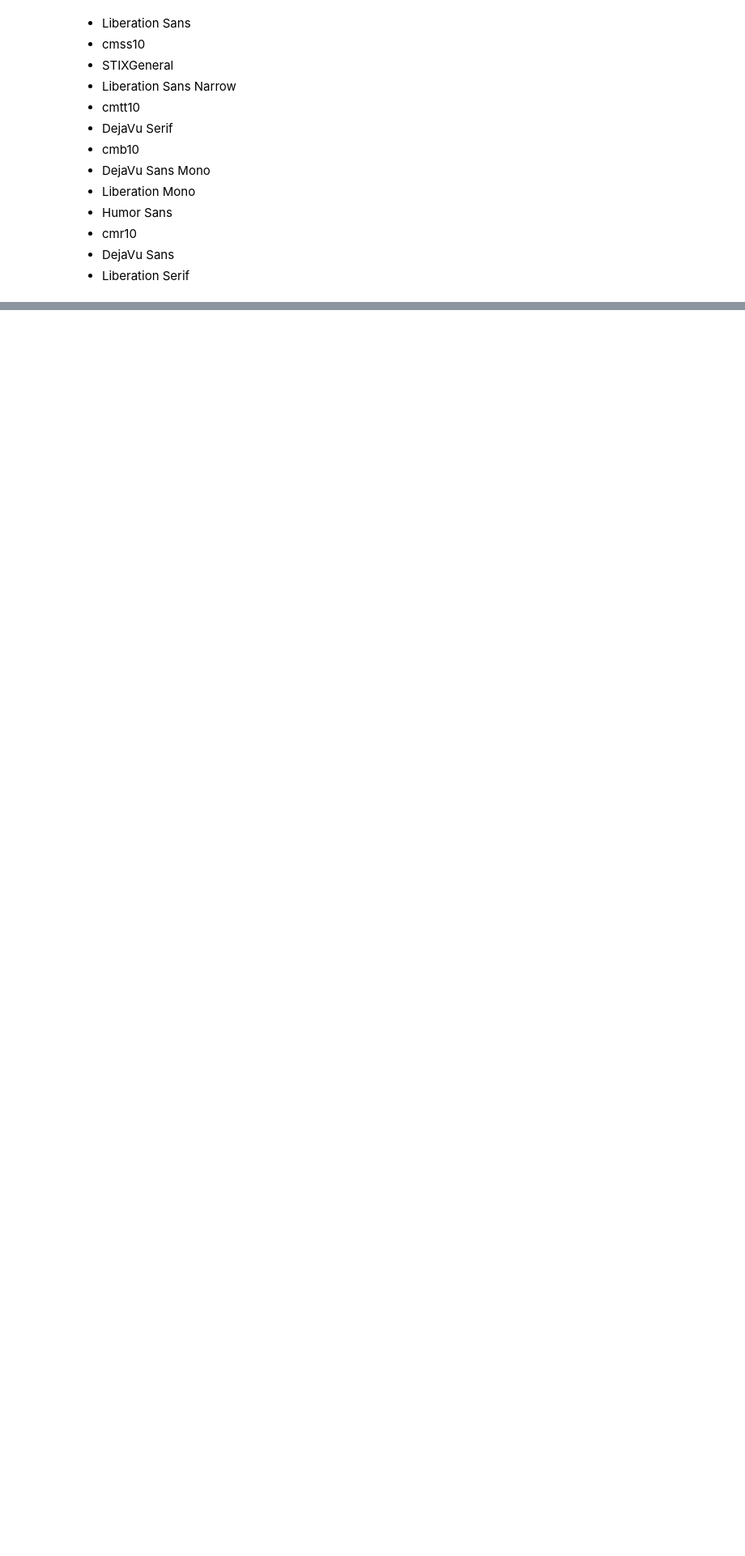
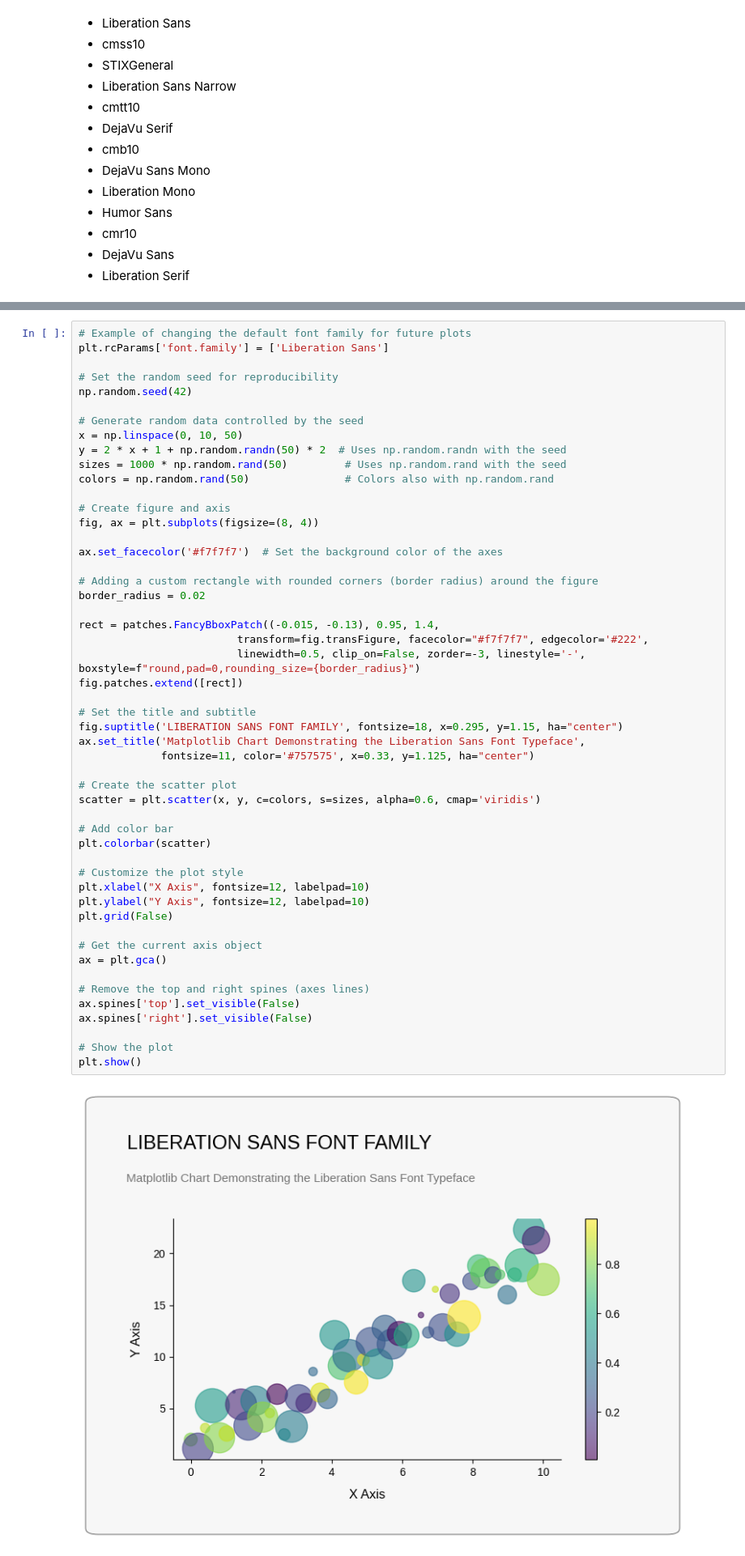
Before and after one commit to carogaltier/matplotlib-fonts, a Jupyter notebook: matplotlib_font_families_tutorial.ipynb, the cells around one changed output, grey strips where cells are left out. Shown at 81% size. Drawn from its saved outputs; the diff is of its cells as text; blank space fills up the shorter version.

```diff
--- a/matplotlib_font_families_tutorial.ipynb
+++ b/matplotlib_font_families_tutorial.ipynb
@@ -183,0 +254,53 @@ plt.rcParams['font.family'] = ['Liberation Sans', 'DejaVu Sans']
+# %%
+# Example of changing the default font family for future plots
+plt.rcParams['font.family'] = ['Liberation Sans']
+
+# Set the random seed for reproducibility
+np.random.seed(42)
+
+# Generate random data controlled by the seed
+x = np.linspace(0, 10, 50)
+y = 2 * x + 1 + np.random.randn(50) * 2  # Uses np.random.randn with the seed
+sizes = 1000 * np.random.rand(50)         # Uses np.random.rand with the seed
+colors = np.random.rand(50)               # Colors also with np.random.rand
+
+# Create figure and axis
+fig, ax = plt.subplots(figsize=(8, 4))
+
+ax.set_facecolor('#f7f7f7')  # Set the background color of the axes
+
+# Adding a custom rectangle with rounded corners (border radius) around the figure
+border_radius = 0.02
+
+rect = patches.FancyBboxPatch((-0.015, -0.13), 0.95, 1.4,
+                         transform=fig.transFigure, facecolor="#f7f7f7", edgecolor='#222',
+                         linewidth=0.5, clip_on=False, zorder=-3, linestyle='-', boxstyle=f"round,pad=0,rounding_size={border_radius}")
+fig.patches.extend([rect])
+
+# Set the title and subtitle
+fig.suptitle('LIBERATION SANS FONT FAMILY', fontsize=18, x=0.295, y=1.15, ha="center")
+ax.set_title('Matplotlib Chart Demonstrating the Liberation Sans Font Typeface',
+             fontsize=11, color='#757575', x=0.33, y=1.125, ha="center")
+
+# Create the scatter plot
+scatter = plt.scatter(x, y, c=colors, s=sizes, alpha=0.6, cmap='viridis')
+
+# Add color bar
+plt.colorbar(scatter)
+
+# Customize the plot style
+plt.xlabel("X Axis", fontsize=12, labelpad=10)
+plt.ylabel("Y Axis", fontsize=12, labelpad=10)
+plt.grid(False)
+
+# Get the current axis object
+ax = plt.gca()
+
+# Remove the top and right spines (axes lines)
+ax.spines['top'].set_visible(False)
+ax.spines['right'].set_visible(False)
+
+# Show the plot
+plt.show()
+# %% [output]
+[figure, added]
```
Also changed, not shown: parts of 12 cells of this notebook.
